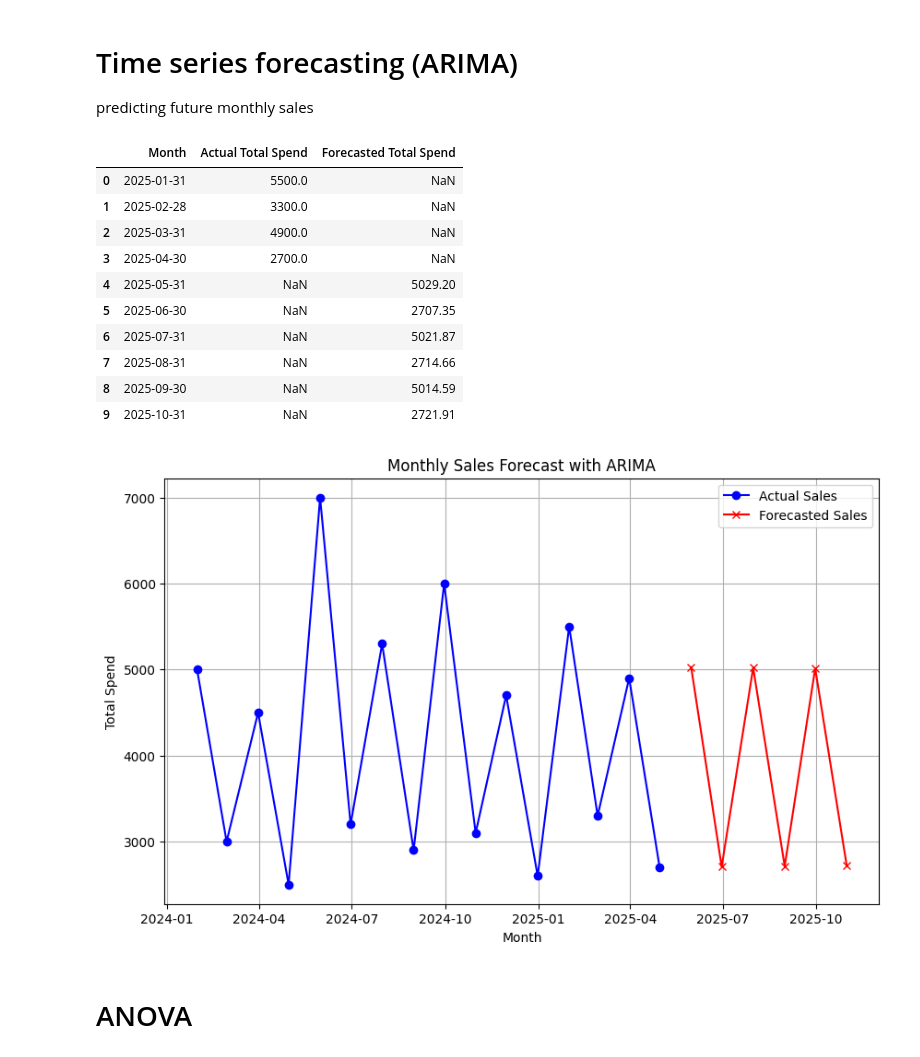
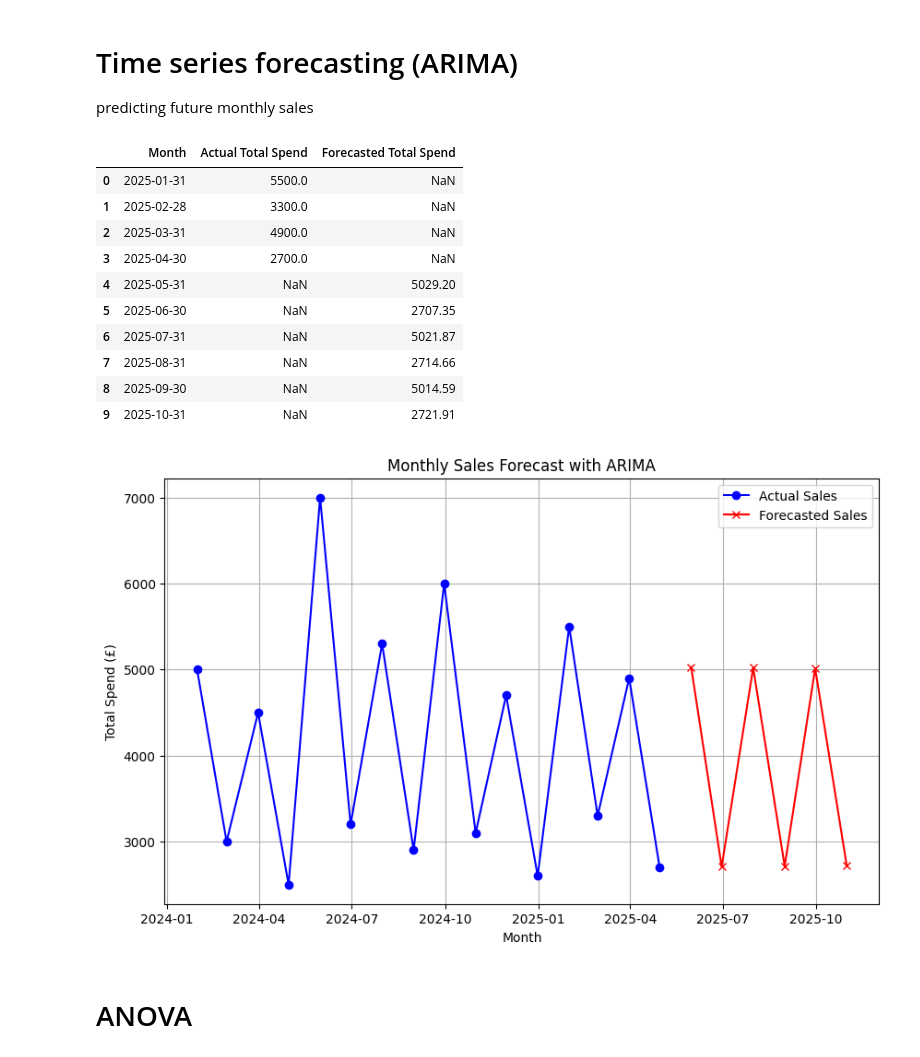
Before and after one commit to tahae02/Week-3-Advanced-Data-Analysis-Techniques-and-Business-Insights, a Jupyter notebook: Week_3_Advanced_Data_Analysis_Techniques_and_Business_Insights.ipynb, the cells around one changed output. Drawn from its saved outputs; the diff is of its cells as text; code cells hidden in the pictures.

```diff
--- a/Week_3_Advanced_Data_Analysis_Techniques_and_Business_Insights.ipynb
+++ b/Week_3_Advanced_Data_Analysis_Techniques_and_Business_Insights.ipynb
@@ -273,34 +240,34 @@ forecast_df = pd.DataFrame({'Forecasted Total Spend': forecast.round(2)}, index=
 
 # Create table for actual and forecasted sales
 actual_df = monthly_sales.tail(4).copy()
 actual_df.columns = ['Actual Total Spend']
 combined_df = pd.concat([actual_df, forecast_df], axis=0)
 combined_df.reset_index(inplace=True)
 combined_df.columns = ['Month', 'Actual Total Spend', 'Forecasted Total Spend']
 display(combined_df)
 
 # Plot time series and forecast
 plt.figure(figsize=(10, 6))
 plt.plot(monthly_sales.index, monthly_sales['Total_Spend'], label='Actual Sales', color='blue', marker='o')
 plt.plot(forecast_index, forecast, label='Forecasted Sales', color='red', marker='x')
 plt.xlabel('Month')
-plt.ylabel('Total Spend')
+plt.ylabel('Total Spend (£)')
 plt.title('Monthly Sales Forecast with ARIMA')
 plt.legend()
 plt.grid(True)
 plt.show()
 # %% [output]
 |  | Month | Actual Total Spend | Forecasted Total Spend |
 | 0 | 2025-01-31 | 5500.0 | NaN |
 | 1 | 2025-02-28 | 3300.0 | NaN |
 | 2 | 2025-03-31 | 4900.0 | NaN |
 | 3 | 2025-04-30 | 2700.0 | NaN |
 | 4 | 2025-05-31 | NaN | 5029.20 |
 | 5 | 2025-06-30 | NaN | 2707.35 |
 | 6 | 2025-07-31 | NaN | 5021.87 |
 | 7 | 2025-08-31 | NaN | 2714.66 |
 | 8 | 2025-09-30 | NaN | 5014.59 |
 | 9 | 2025-10-31 | NaN | 2721.91 |
-[figure, old version]
+[figure, new version]
 # %% [markdown]
 # ANOVA
```
Also changed, not shown: parts of 24 cells of this notebook.
